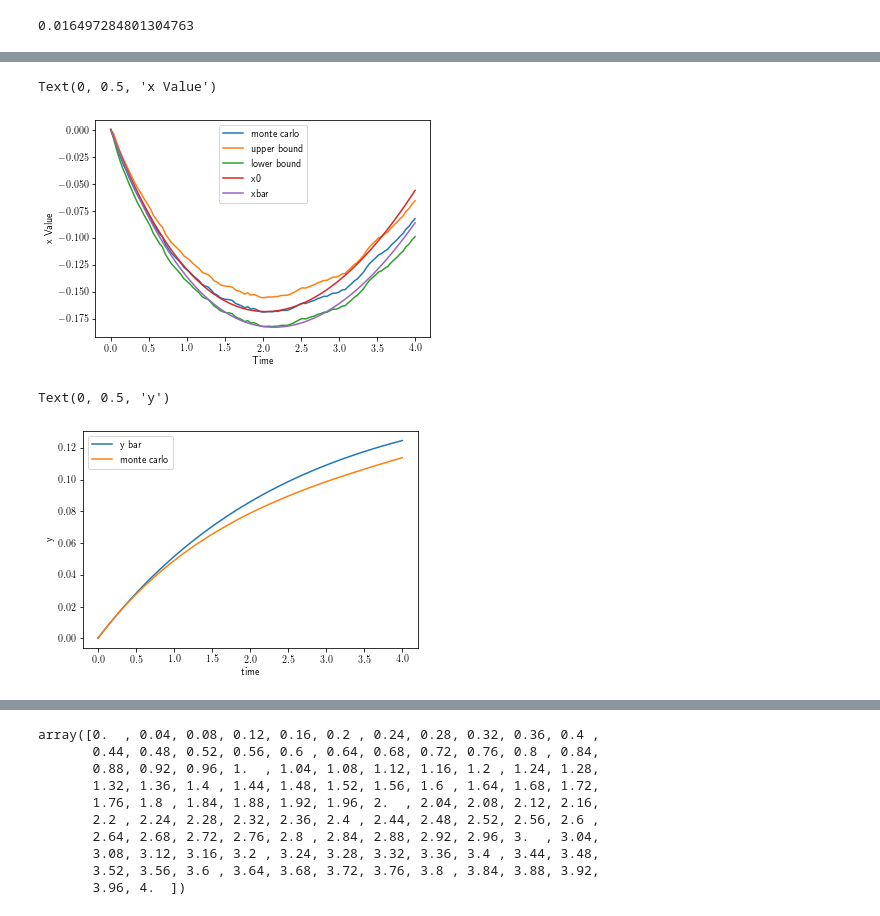
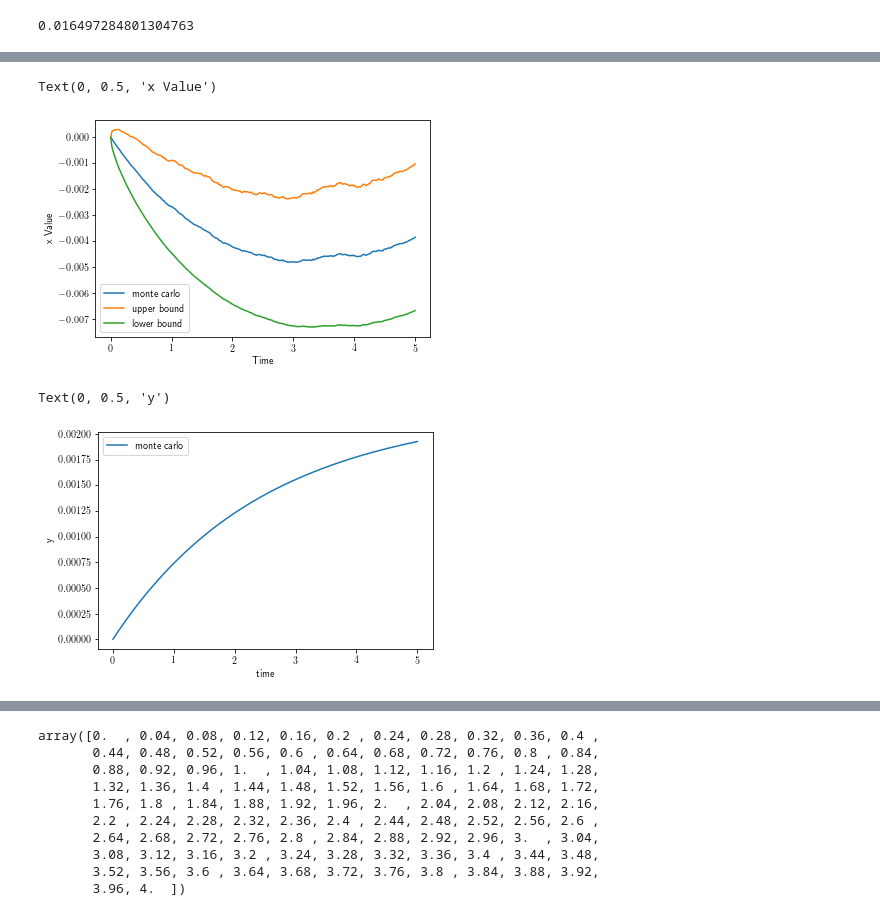
Before and after one commit to babiscodelab/OxfordThesisCode, a Jupyter notebook: notebooks/test approximations.ipynb, the cells around one changed output, grey strips where cells are left out. Cells and saved outputs as stored; diff of their text form; code cells hidden in the pictures.

```diff
--- a/notebooks/test approximations.ipynb
+++ b/notebooks/test approximations.ipynb
@@ -36,8 +36,8 @@ swap_TN = 5
 frequency = 0.5
 coupon = 0.062
 # %%
-number_samples = 3600
-number_steps = 100
+number_samples = 2048
+number_steps = 256
 
 t_horizon = swap_T0
 dt = t_horizon/number_steps
@@ -54,5 +51,7 @@ log_vola = 0.2
 # %%
-x_simulator = ProcessSimulator(number_samples, number_steps, dt, annuity_pricer)
+random_number_generator_type = "normal"
+
+x_simulator = ProcessSimulatorAnnuity(number_samples, number_steps, dt, random_number_generator_type, swap.annuity, annuity_pricer)
 # %%
 local_volatility = linear_local
 # %%
@@ -62,4 +61,4 @@ local_volatility.calculate_vola(10,0,0)
 # %%
 #res = x_simulator.simulate_xy(kappa=kappa, local_volatility=local_volatility)
 # %%
-res2 = x_simulator.simulate_xy(kappa=kappa, local_volatility=local_volatility, annuity_measure=annuity)
+res2 = x_simulator.simulate_xy(kappa=kappa, local_volatility=local_volatility, parallel_simulation=True)
@@ -175,6 +358,8 @@ mc_price.mean() - 3*mc_price.std()/np.sqrt(res2.x.shape[0])
 ######################################################
 # %%
 approximation_plotter = ApproximatorPlotter()
+# %%
+res2.annuity_measure = "as"
 # %%
 approximation_plotter.plot_xy_approximation(res2)
 # %% [output]
@@ -210,27 +397,27 @@ res2.x_bar.shape
 # %%
 plt.figure()
 plt.plot(res2.time_grid, res2.x_bar, label="monte carlo")
 plt.plot(res2.time_grid, res2.x_bar+3*res2.x.std(axis=0)/np.sqrt(res2.number_samples), label="upper bound")
 plt.plot(res2.time_grid, res2.x_bar-3*res2.x.std(axis=0)/np.sqrt(res2.number_samples), label="lower bound")
 
-plt.plot(res2.time_grid, x0, label="x0")
-plt.plot(res2.time_grid, x_bar, label="xbar")
+#plt.plot(res2.time_grid, x0, label="x0")
+#plt.plot(res2.time_grid, x_bar, label="xbar")
 plt.legend()
 plt.xlabel("Time")
 plt.ylabel("x Value")
 # %% [output]
 Text(0, 0.5, 'x Value')
-[figure, old version]
+[figure, new version]
 # %%
 plt.figure()
-plt.plot(res2.time_grid, y_bar, label="y bar")
+#plt.plot(res2.time_grid, y_bar, label="y bar")
 plt.plot(res2.time_grid, res2.y_bar, label="monte carlo")
 plt.legend()
 plt.xlabel("time")
 plt.ylabel("y")
 # %% [output]
 Text(0, 0.5, 'y')
-[figure, old version]
+[figure, new version]
 # %%
 res2.x[0,:]
 # %% [output]
```
Also changed, not shown: parts of 33 cells of this notebook, 11 other files.
